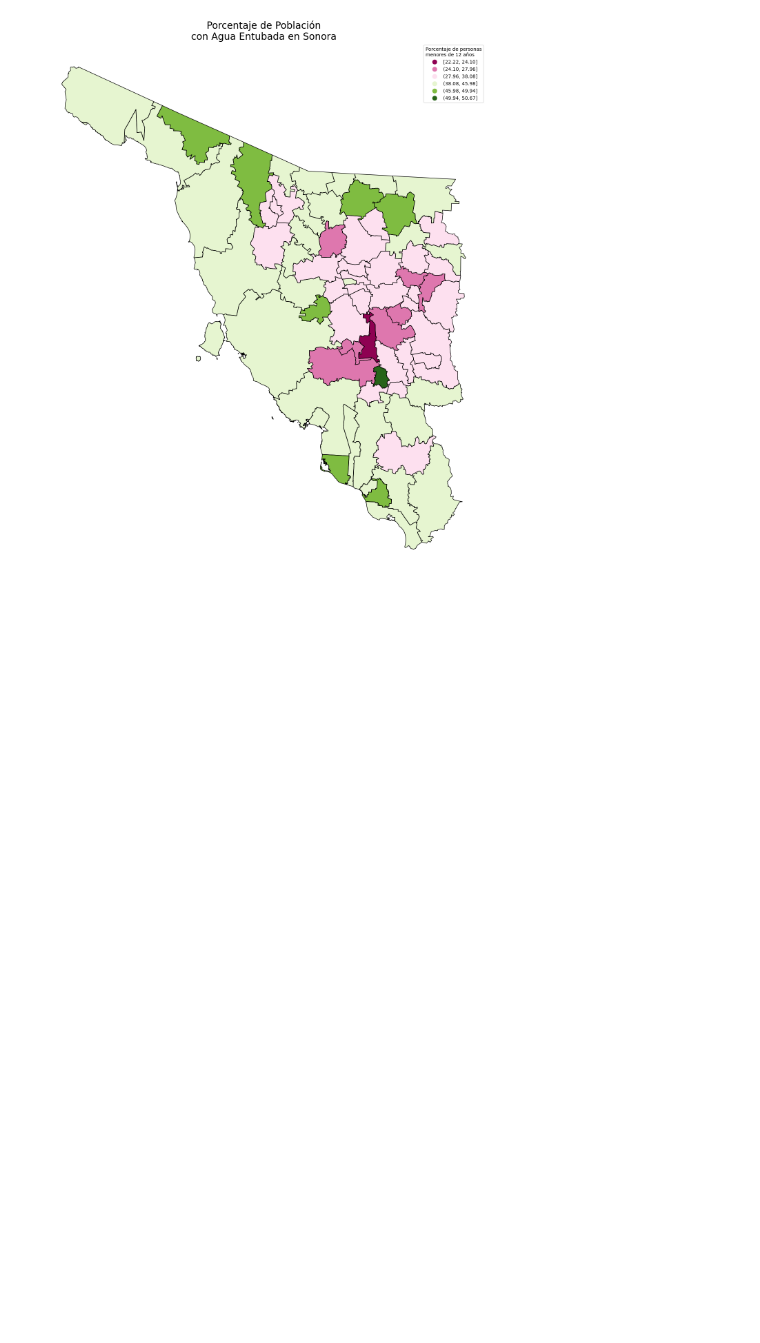
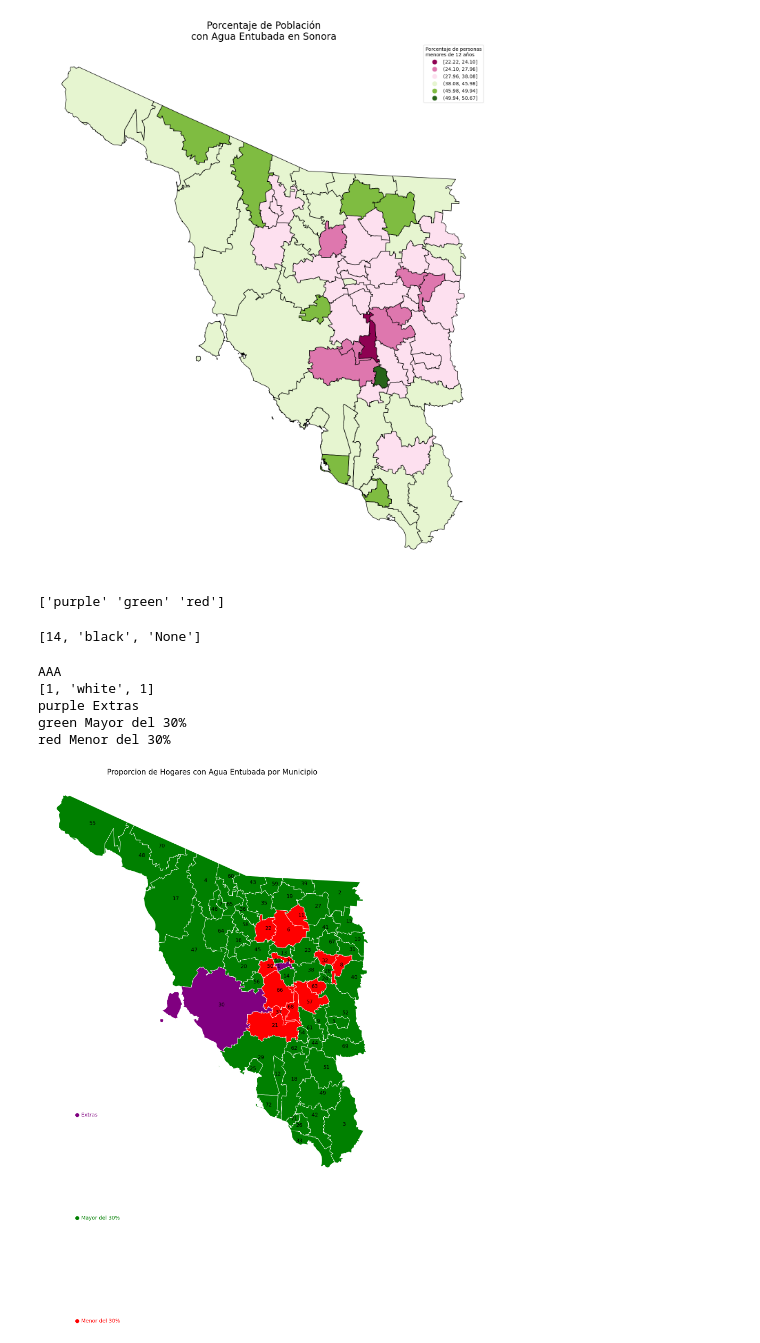
Before and after one commit to Dust1920/mapper, a Jupyter notebook: p1.ipynb, the cells around one changed output. Cells and saved outputs as stored; diff of their text form; code cells hidden in the pictures; blank space fills up the shorter version.

```diff
--- a/p1.ipynb
+++ b/p1.ipynb
@@ -110,3 +113,44 @@ ad_1.set_title('Porcentaje de Población\ncon Agua Entubada en Sonora', fontsize
 ad_1.set_axis_off()
 # %% [output]
 [figure]
+# %%
+template12['legend_colors'] = pd.NA
+template12['legend_names'] = pd.NA
+template12['legend_config'] = '14,black,None'
+template12['legend_x'] = pd.NA
+template12['legend_y'] =  pd.NA
+
+
+leg_cols = template12['color_relleno'].unique()
+leg_label = [ 'Extras', 'Mayor del 30%','Menor del 30%']
+print(leg_cols)
+for k in range(len(leg_cols)):
+    template12.iloc[k, -5] = leg_cols[k]
+    template12.iloc[k, -4] = leg_label[k]
+template12
+
+legend_df = addon.legend_df(template12)
+leg_cf = gc.text_to_list(template12.loc['Aconchi','legend_config'])
+legend_df
+leg_cf
+# %% [output]
+['purple' 'green' 'red']
+[14, 'black', 'None']
+# %%
+sonora2 = sonora.sort_values('CVE_MUN')
+
+fig1, ax1 = plt.subplots(figsize = (20,20))
+addon.read_template(sonora2, template12, ax1)
+for i in legend_df.index:
+    leg_c,leg_t = legend_df.loc[i,'legend_colors'], legend_df.loc[i,'legend_names']
+    print(leg_c,leg_t)
+    leg_cf[2] = leg_cf[2] if leg_cf[2] != 'None' else None
+    ax1.annotate(f'● {leg_t}', xy = (1.5e6,2e6), xytext=(1.3e6, (1.7 - 0.2 * i) * 1e6)
+                 , color = leg_c, weight = leg_cf[2], fontsize = leg_cf[0])
+# %% [output]
+AAA
+[1, 'white', 1]
+purple Extras
+green Mayor del 30%
+red Menor del 30%
+[figure, added]
```
Also changed, not shown: parts of 3 cells of this notebook, 1 other file.
